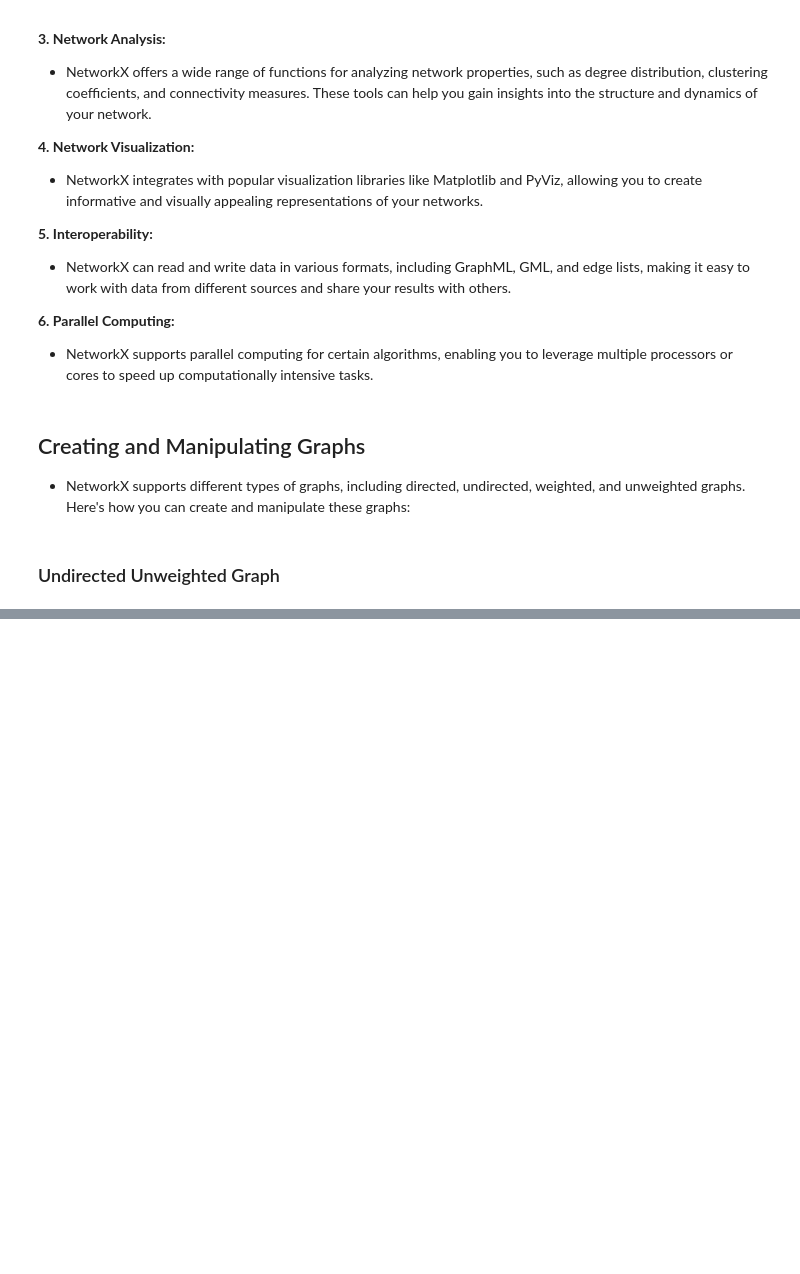
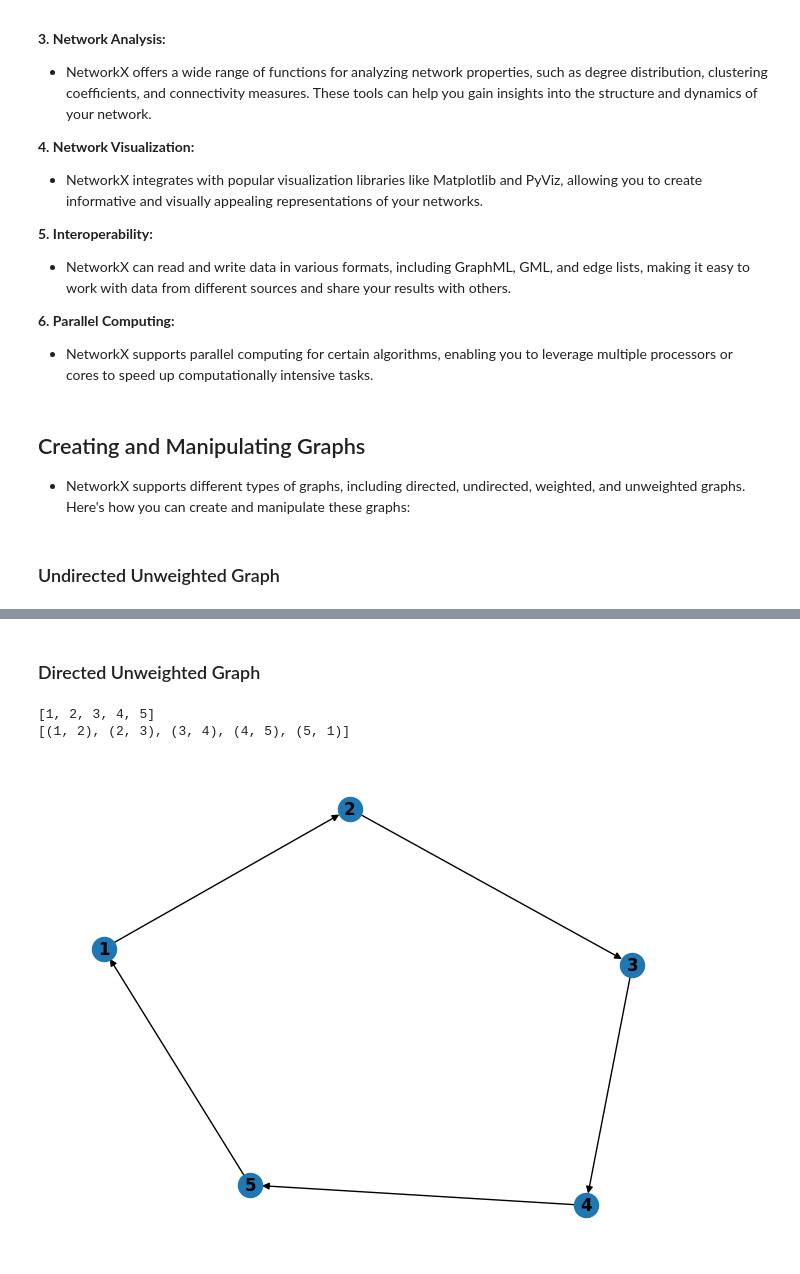
Before and after one commit to behrangEhi/complex-network, a Jupyter notebook: NetworkX.ipynb, the cells around one changed output, grey strips where cells are left out. Saved outputs shown, nothing was run; the diff lists cells and outputs as text; code cells hidden in the pictures; blank space fills up the shorter version.

```diff
--- a/NetworkX.ipynb
+++ b/NetworkX.ipynb
@@ -51,0 +62,26 @@ print(G.edges())
+# %% [markdown]
+### Directed Unweighted Graph
+# %%
+import networkx as nx
+import matplotlib.pyplot as plt
+
+# Create a directed unweighted graph
+D = nx.DiGraph()
+
+# Add nodes and edges
+D.add_nodes_from([1, 2, 3, 4, 5])
+D.add_edges_from([(1, 2), (2, 3), (3, 4), (4, 5), (5, 1)])
+
+# Print the graph
+print(D.nodes())
+print(D.edges())
+
+# Draw the graph with labeled vertices
+pos = nx.spring_layout(D)
+nx.draw(D, pos, with_labels=True, font_weight='bold')
+plt.axis('off')
+plt.show()
+# %% [output]
+[1, 2, 3, 4, 5]
+[(1, 2), (2, 3), (3, 4), (4, 5), (5, 1)]
+[figure, added]
```
Also changed, not shown: parts of 6 cells of this notebook.
